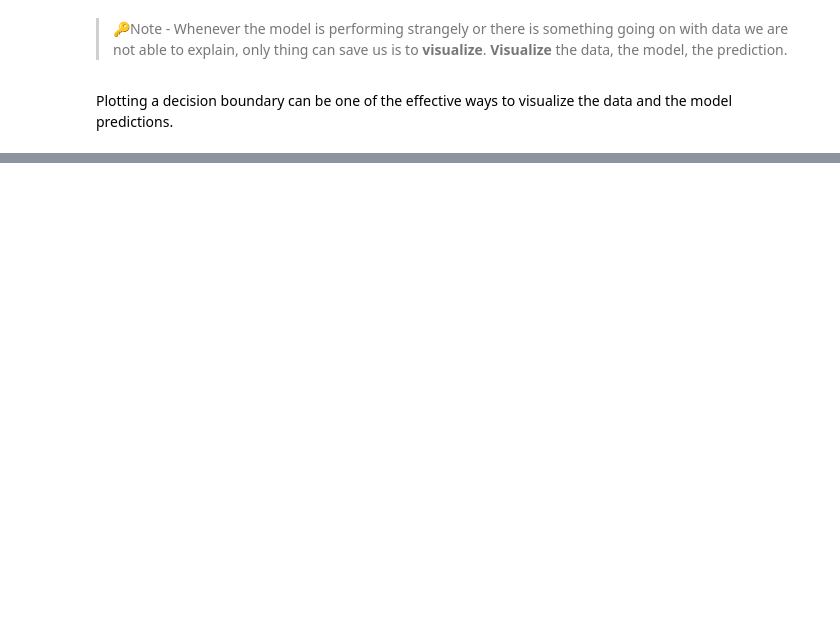
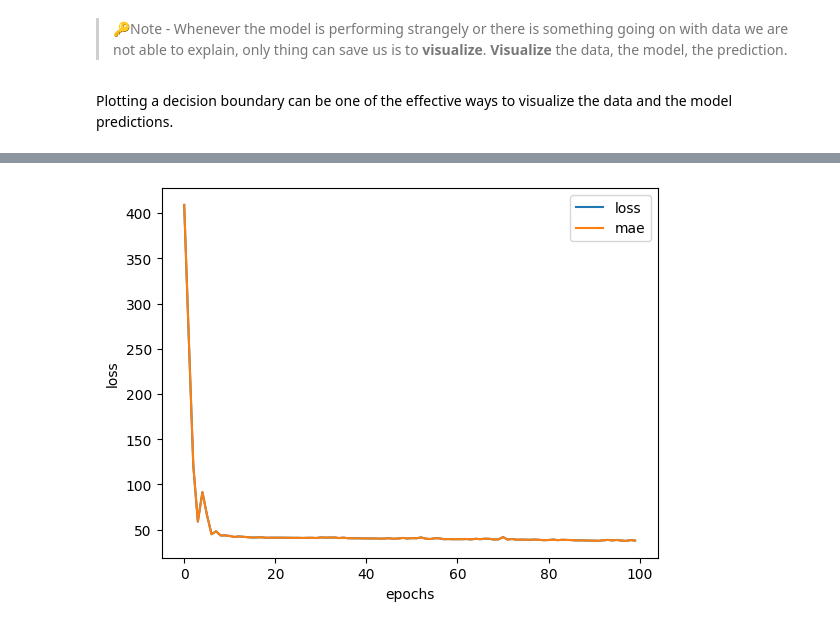
Before and after one commit to bikash119/learn_tensorflow, a Jupyter notebook: learn_tf_003.ipynb, the cells around one changed output, grey strips where cells are left out. Saved outputs shown, nothing was run; the diff lists cells and outputs as text; code cells hidden in the pictures; blank space fills up the shorter version.

```diff
--- a/learn_tf_003.ipynb
+++ b/learn_tf_003.ipynb
@@ -219,0 +222,34 @@ doing binary classification
+# %%
+#set seed
+tf.random.set_seed(42)
+
+# Create regression data
+X_regression = np.arange(0,1000,5)
+y_regression = np.arange(100,1100,5)
+
+# Split the data to train and test
+X_reg_train = X_regression[:150]
+X_reg_test = X_regression[150:]
+y_reg_train=y_regression[:150]
+y_reg_test=y_regression[150:]
+
+# This will not work as the model is compiled for binary classification.
+# We need to build and compile the model for regression
+# model_3.fit(tf.expand_dims(X_reg_train,axis=-1)
+#             ,y_reg_train
+#             ,epochs=5)
+
+model_3 = tf.keras.Sequential([
+     tf.keras.layers.Dense(100)
+    ,tf.keras.layers.Dense(10)
+    ,tf.keras.layers.Dense(1)
+])
+
+model_3.compile(loss=tf.keras.losses.mae
+                ,optimizer=tf.keras.optimizers.Adam()
+                ,metrics=['mae'])
+
+history = model_3.fit(tf.expand_dims(X_reg_train,axis=-1)
+            ,y_reg_train
+            ,epochs=100
+            ,verbose=0)
@@ -219,0 +261,8 @@ doing binary classification
+# %%
+import pandas as pd
+pd.DataFrame(history.history).plot()
+plt.xlabel("epochs")
+plt.ylabel("loss")
+plt.legend();
+# %% [output]
+[figure, added]
```
Also changed, not shown: parts of 68 cells of this notebook.
